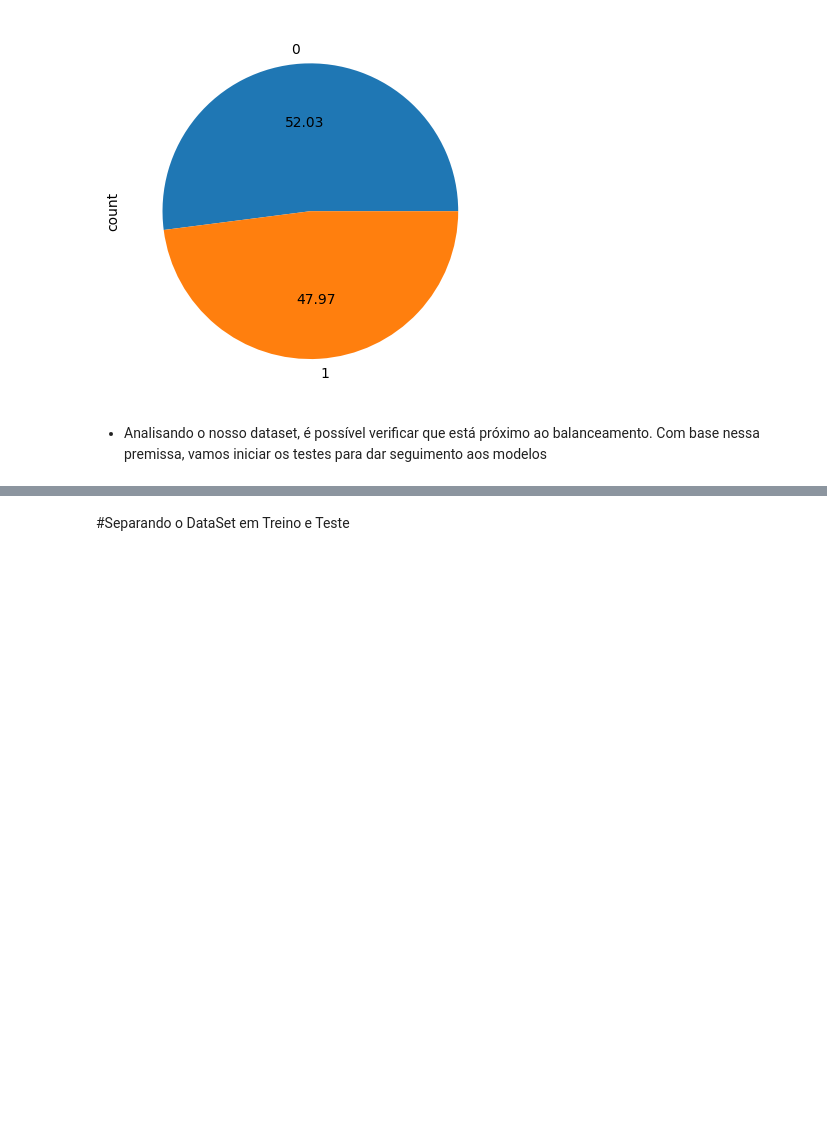
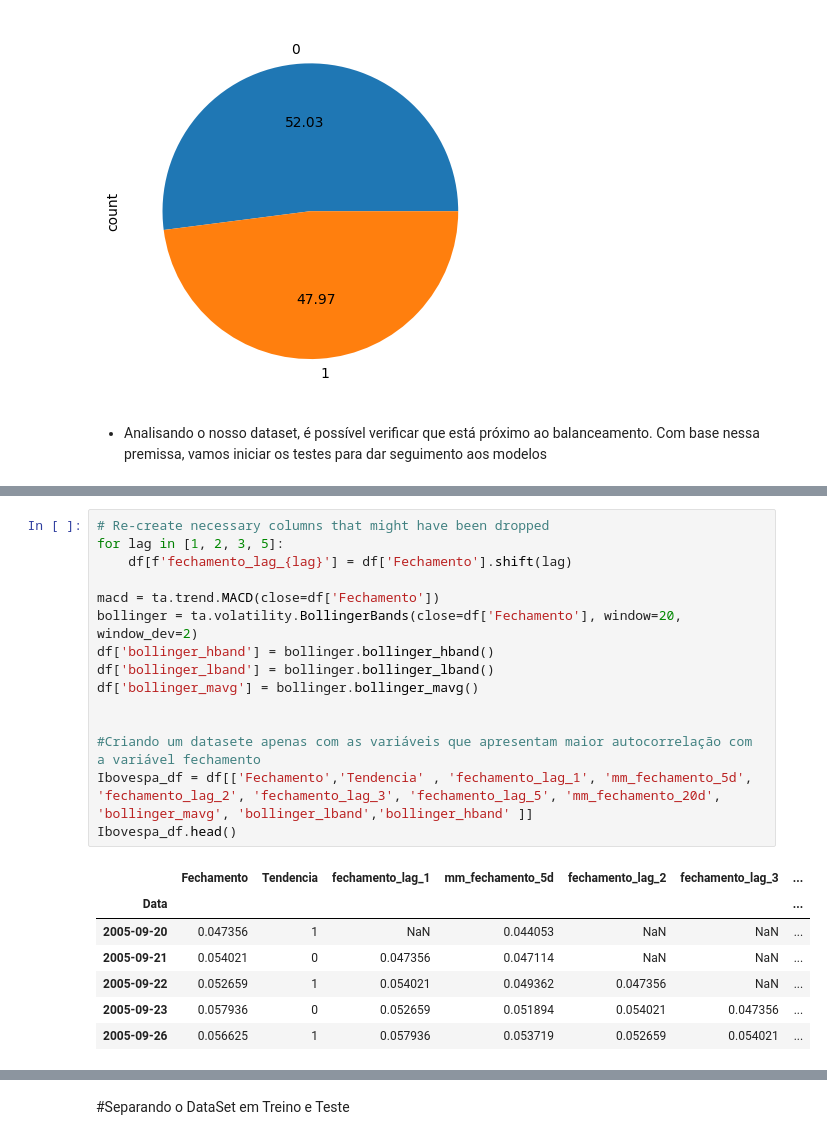
Before and after one commit to diegosoaresadv/Modulo-2---TechChalenge, a Jupyter notebook: TechChalenge2_Modelos_de_Classificação.ipynb, the cells around one changed output, grey strips where cells are left out. Saved outputs shown, nothing was run; the diff lists cells and outputs as text; blank space fills up the shorter version.

```diff
--- a/TechChalenge2_Modelos_de_Classificação.ipynb
+++ b/TechChalenge2_Modelos_de_Classificação.ipynb
@@ -304,0 +454,23 @@ y.value_counts().plot.pie(autopct='%.2f');
+# %%
+# Re-create necessary columns that might have been dropped
+for lag in [1, 2, 3, 5]:
+    df[f'fechamento_lag_{lag}'] = df['Fechamento'].shift(lag)
+
+macd = ta.trend.MACD(close=df['Fechamento'])
+bollinger = ta.volatility.BollingerBands(close=df['Fechamento'], window=20, window_dev=2)
+df['bollinger_hband'] = bollinger.bollinger_hband()
+df['bollinger_lband'] = bollinger.bollinger_lband()
+df['bollinger_mavg'] = bollinger.bollinger_mavg()
+
+
+#Criando um datasete apenas com as variáveis que apresentam maior autocorrelação com a variável fechamento
+Ibovespa_df = df[['Fechamento','Tendencia' , 'fechamento_lag_1', 'mm_fechamento_5d', 'fechamento_lag_2', 'fechamento_lag_3', 'fechamento_lag_5', 'mm_fechamento_20d', 'bollinger_mavg', 'bollinger_lband','bollinger_hband' ]]
+Ibovespa_df.head()
+# %% [output]
+|  | Fechamento | Tendencia | fechamento_lag_1 | mm_fechamento_5d | fechamento_lag_2 | fechamento_lag_3 | ... |
+| Data |  |  |  |  |  |  | ... |
+| 2005-09-20 | 0.047356 | 1 | NaN | 0.044053 | NaN | NaN | ... |
+| 2005-09-21 | 0.054021 | 0 | 0.047356 | 0.047114 | NaN | NaN | ... |
+| 2005-09-22 | 0.052659 | 1 | 0.054021 | 0.049362 | 0.047356 | NaN | ... |
+| 2005-09-23 | 0.057936 | 0 | 0.052659 | 0.051894 | 0.054021 | 0.047356 | ... |
+| 2005-09-26 | 0.056625 | 1 | 0.057936 | 0.053719 | 0.052659 | 0.054021 | ... |
```
Also changed, not shown: parts of 30 cells of this notebook.
